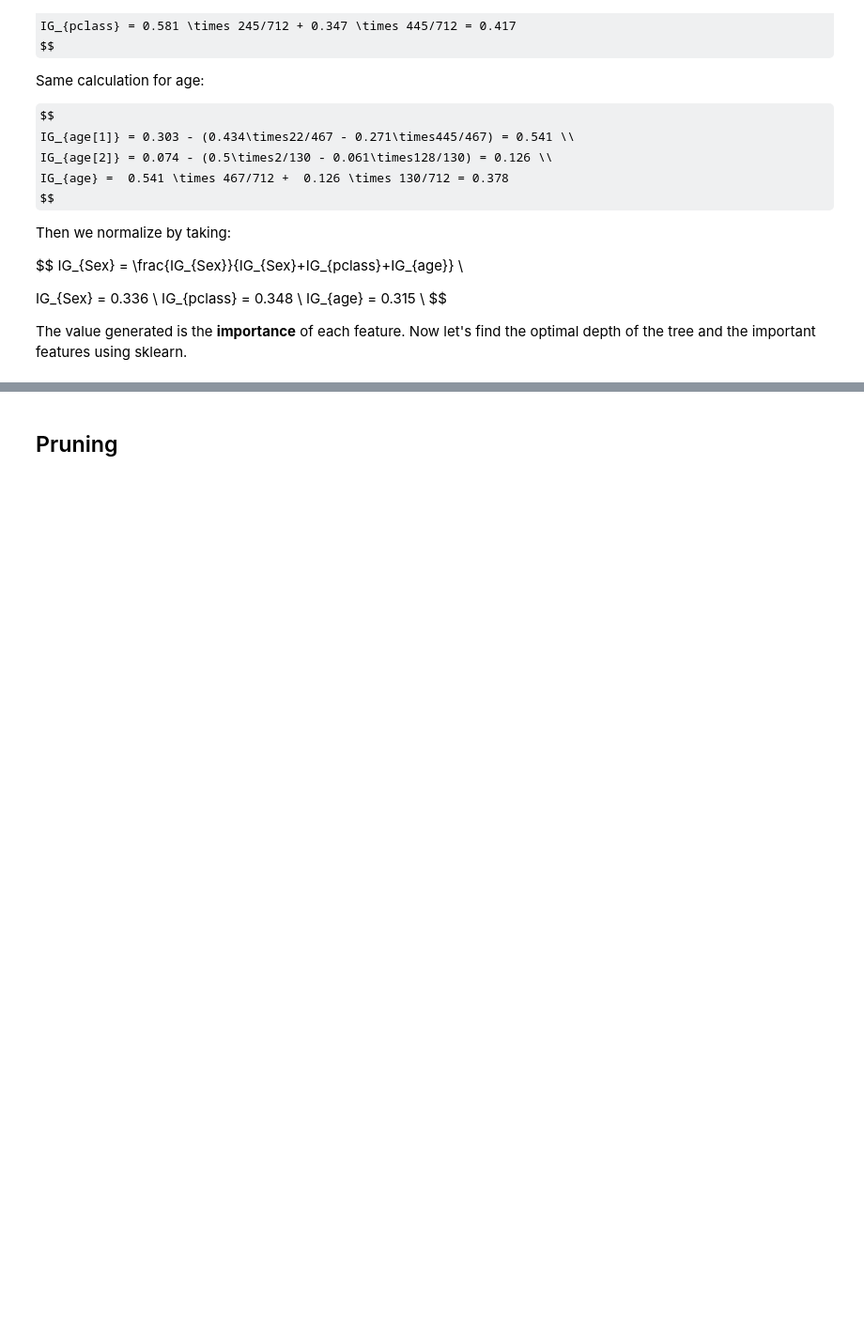
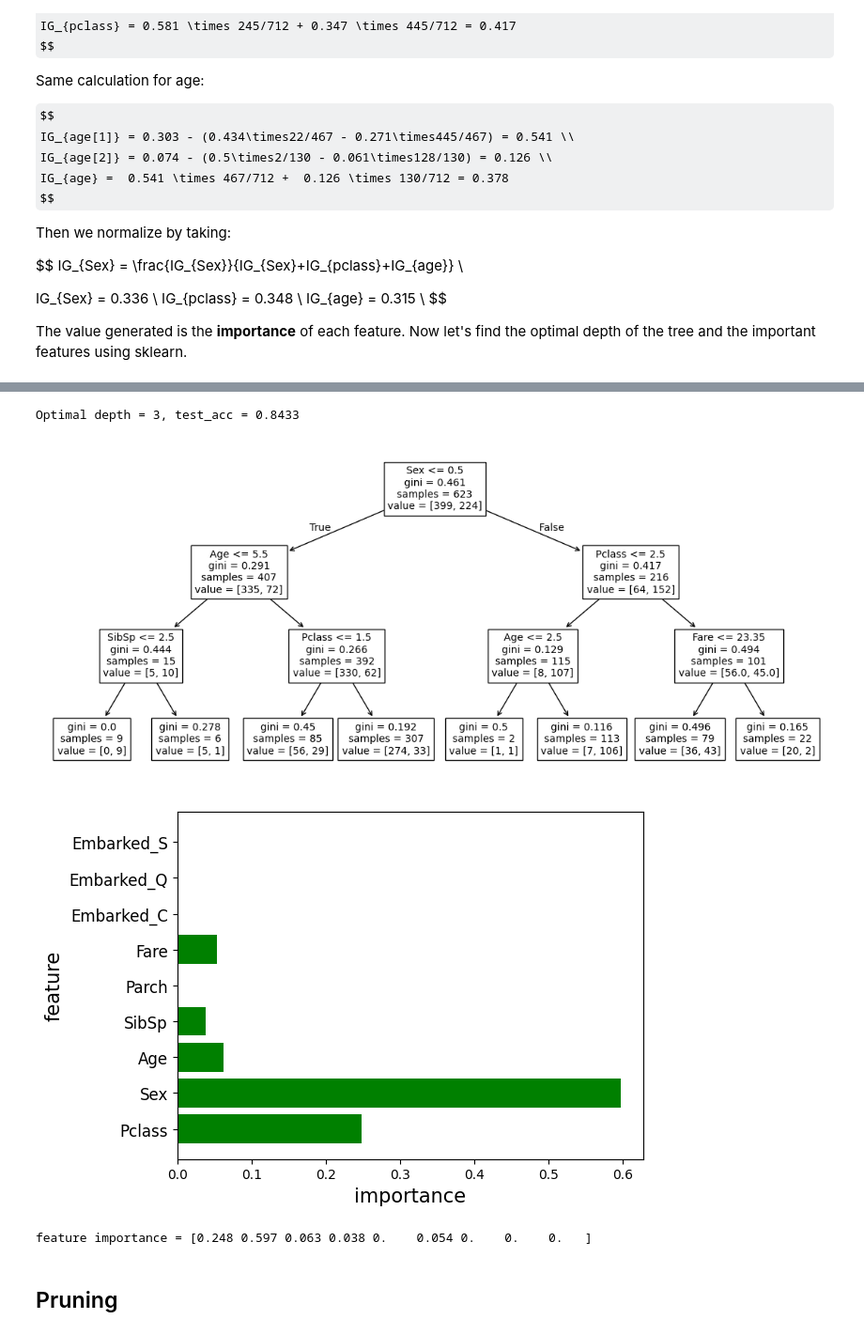
Before and after one commit to angelll19/MY-DAC-Curriculum, a Jupyter notebook: DAC-006_Machine_Learning/DAC-006-Intro_to_ML_Session_2_Student.ipynb, the cells around one changed output, grey strips where cells are left out. Shown at 94% size. Saved outputs shown, nothing was run; the diff lists cells and outputs as text; code cells hidden in the pictures; some formulas as TeX source; blank space fills up the shorter version.

```diff
--- a/DAC-006_Machine_Learning/DAC-006-Intro_to_ML_Session_2_Student.ipynb
+++ b/DAC-006_Machine_Learning/DAC-006-Intro_to_ML_Session_2_Student.ipynb
@@ -242,32 +259,37 @@ The value generated is the **importance** of each feature. Now let's find the op
 # %%
-# I set max_step=3 as a constant value for tree visualization.
-# model = DecisionTreeClassifier(max_depth=3)
-# model.fit(x_train, y_train)
+#I set max_step=3 as a constant value for tree visualization.
+model = DecisionTreeClassifier(max_depth=3)
+model.fit(x_train, y_train)
 
-# # Use test data to evaluate final performance.
-# y_pred = model.predict(x_test)
-# test_acc = (y_pred == y_test).mean()
-# print('Optimal depth = {}, test_acc = {:.4f}'.format(opt_depth, test_acc))
+# Use test data to evaluate final performance.
+y_pred = model.predict(x_test)
+test_acc = (y_pred == y_test).mean()
+print('Optimal depth = {}, test_acc = {:.4f}'.format(opt_depth, test_acc))
 
-# # Visualize the tree
-# # plt.figure(figsize=(20,10))
-# feat_names = x.columns.tolist()
-# plt.figure(figsize=(14,6))
-# tree.plot_tree(model, feature_names = feat_names, fontsize=10)
-# plt.show()
+# Visualize the tree
+# plt.figure(figsize=(20,10))
+feat_names = x.columns.tolist()
+plt.figure(figsize=(14,6))
+tree.plot_tree(model, feature_names = feat_names, fontsize=10)
+plt.show()
 
-# # Analyze the importance of features.
-# feature_importance = model.feature_importances_
-# n_feature = x_train.shape[1]
-# idx = np.arange(n_feature)
+# Analyze the importance of features.
+feature_importance = model.feature_importances_
+n_feature = x_train.shape[1]
+idx = np.arange(n_feature)
 
-# plt.barh(idx, feature_importance, align='center', color='green')
-# plt.yticks(idx, feat_names, size=12)
-# plt.xlabel('importance', size=15)
-# plt.ylabel('feature', size=15)
-# plt.show()
+plt.barh(idx, feature_importance, align='center', color='green')
+plt.yticks(idx, feat_names, size=12)
+plt.xlabel('importance', size=15)
+plt.ylabel('feature', size=15)
+plt.show()
 
-# print('feature importance = {}'.format(feature_importance.round(3)))
+print('feature importance = {}'.format(feature_importance.round(3)))
+# %% [output]
+Optimal depth = 3, test_acc = 0.8433
+[figure, added]
+[figure, added]
+feature importance = [0.248 0.597 0.063 0.038 0.    0.054 0.    0.    0.   ]
 # %% [markdown]
 ## Pruning
 # %% [markdown]
```
Also changed, not shown: parts of 15 cells of this notebook, 4 other files.
